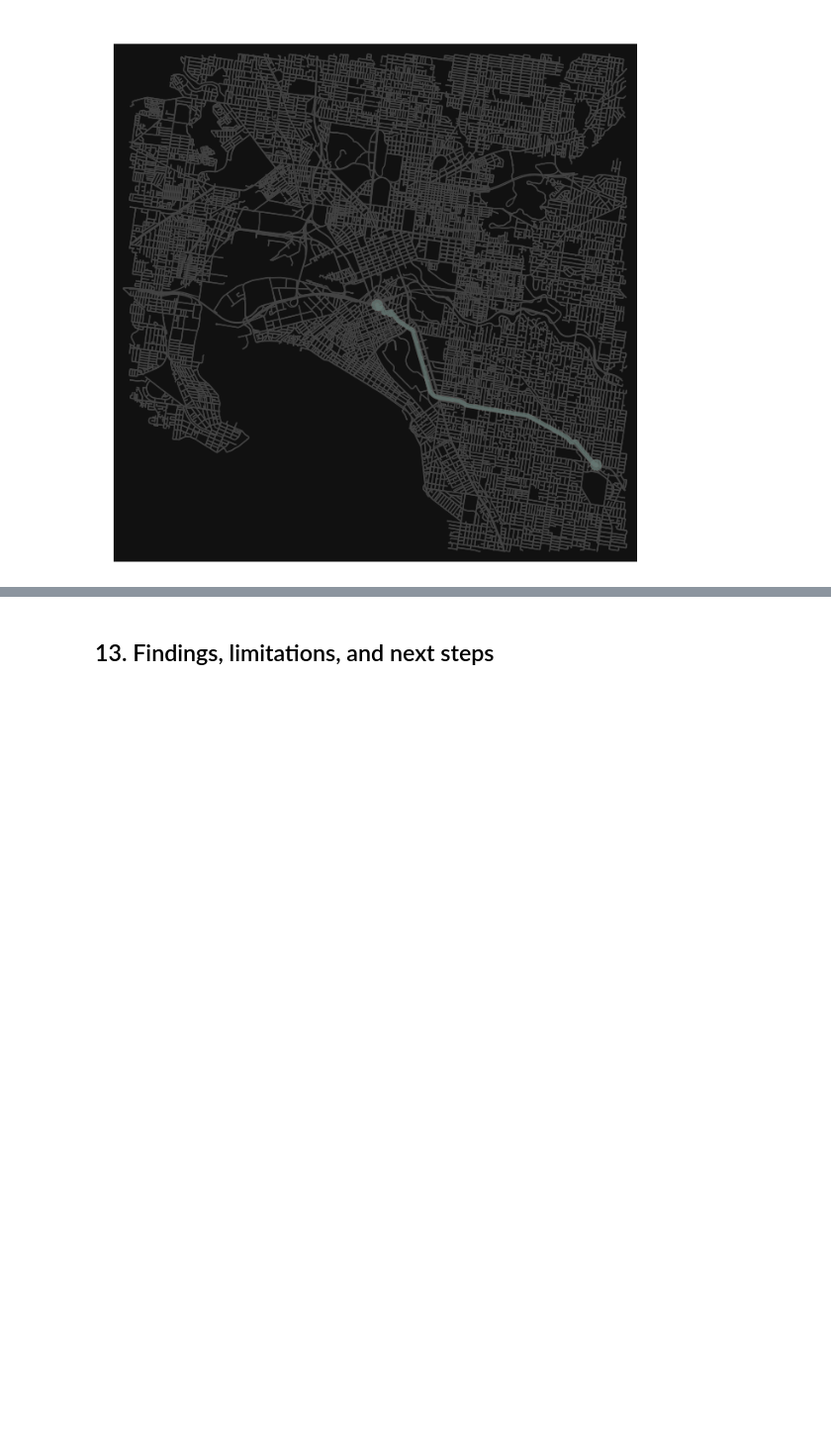
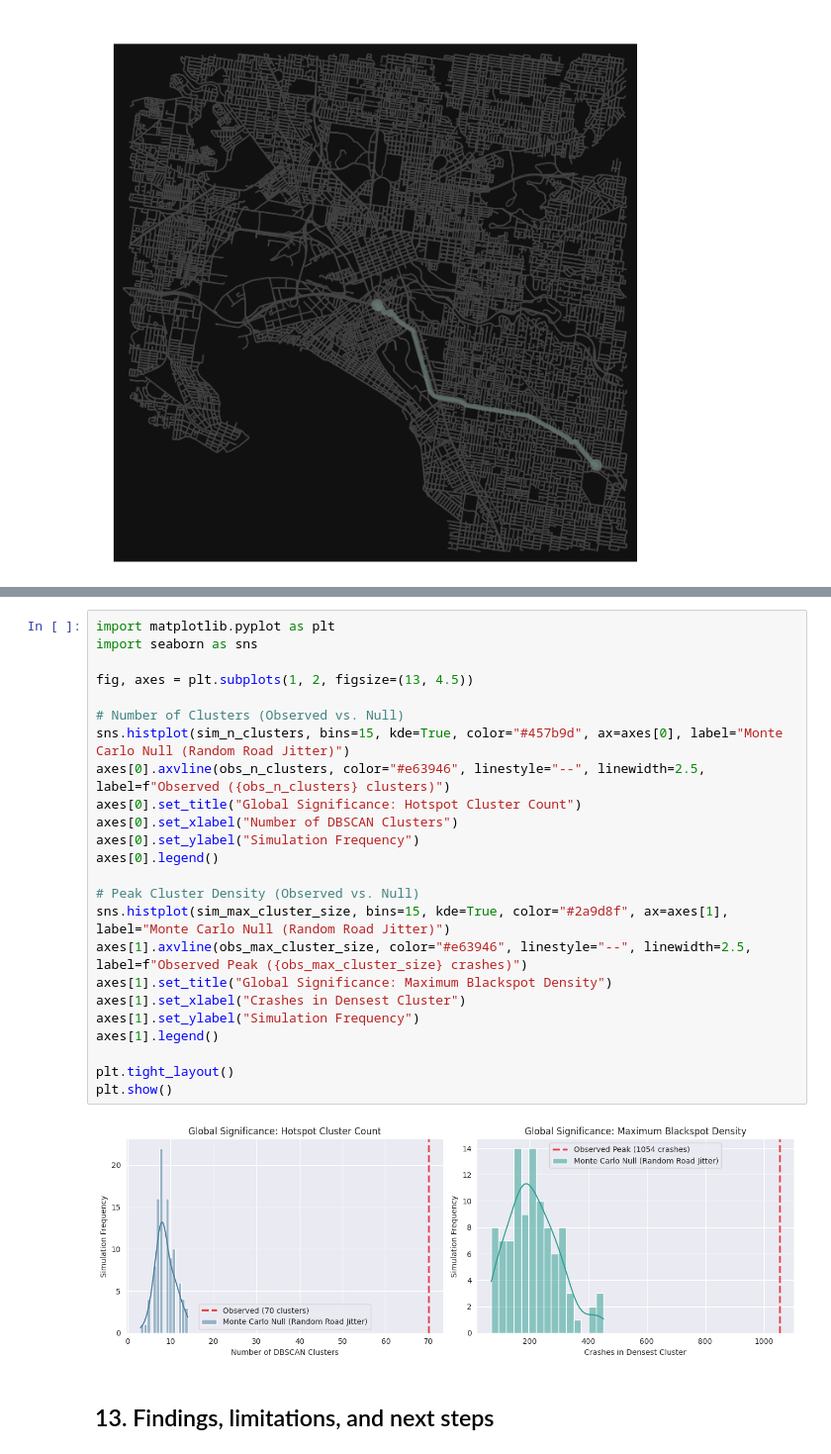
Before and after one commit to DengAchiek/Sudo-tasks, a Jupyter notebook: Road_Safety_in_Nairobi_Starter_(1).ipynb, the cells around one changed output, grey strips where cells are left out. Shown at 99% size. Saved outputs shown, nothing was run; the diff lists cells and outputs as text; blank space fills up the shorter version.

```diff
--- a/Road_Safety_in_Nairobi_Starter_(1).ipynb
+++ b/Road_Safety_in_Nairobi_Starter_(1).ipynb
@@ -2942,3 +3087,29 @@ Pareto Trade-Off Across Risk Penalty Weights (alpha):
+# %%
+import matplotlib.pyplot as plt
+import seaborn as sns
+
+fig, axes = plt.subplots(1, 2, figsize=(13, 4.5))
+
+# Number of Clusters (Observed vs. Null)
+sns.histplot(sim_n_clusters, bins=15, kde=True, color="#457b9d", ax=axes[0], label="Monte Carlo Null (Random Road Jitter)")
+axes[0].axvline(obs_n_clusters, color="#e63946", linestyle="--", linewidth=2.5, label=f"Observed ({obs_n_clusters} clusters)")
+axes[0].set_title("Global Significance: Hotspot Cluster Count")
+axes[0].set_xlabel("Number of DBSCAN Clusters")
+axes[0].set_ylabel("Simulation Frequency")
+axes[0].legend()
+
+# Peak Cluster Density (Observed vs. Null)
+sns.histplot(sim_max_cluster_size, bins=15, kde=True, color="#2a9d8f", ax=axes[1], label="Monte Carlo Null (Random Road Jitter)")
+axes[1].axvline(obs_max_cluster_size, color="#e63946", linestyle="--", linewidth=2.5, label=f"Observed Peak ({obs_max_cluster_size} crashes)")
+axes[1].set_title("Global Significance: Maximum Blackspot Density")
+axes[1].set_xlabel("Crashes in Densest Cluster")
+axes[1].set_ylabel("Simulation Frequency")
+axes[1].legend()
+
+plt.tight_layout()
+plt.show()
+# %% [output]
+[figure, added]
 # %% [markdown]
 ## 13. Findings, limitations, and next steps
 # %%
```
Also changed, not shown: parts of 5 cells of this notebook.
